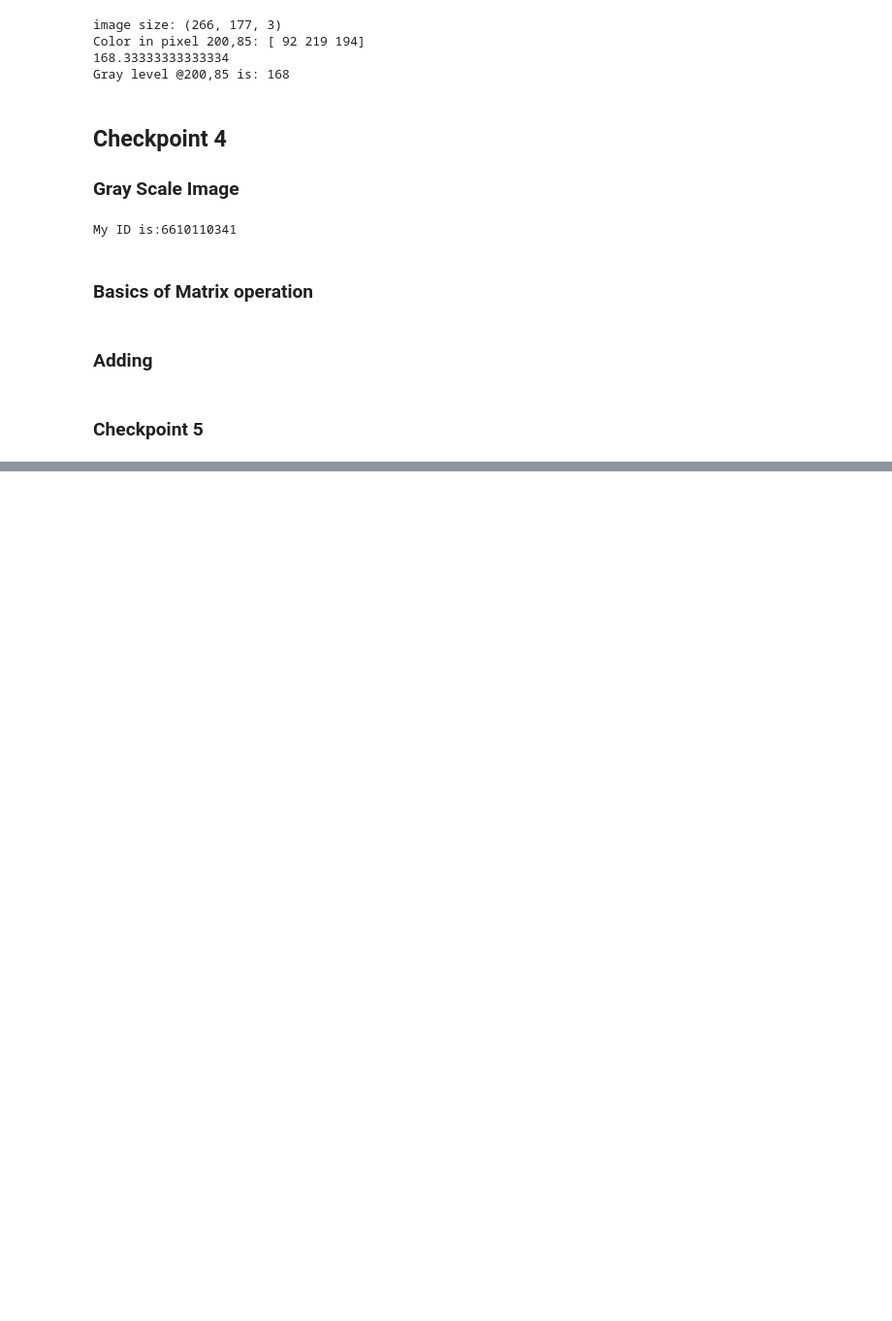
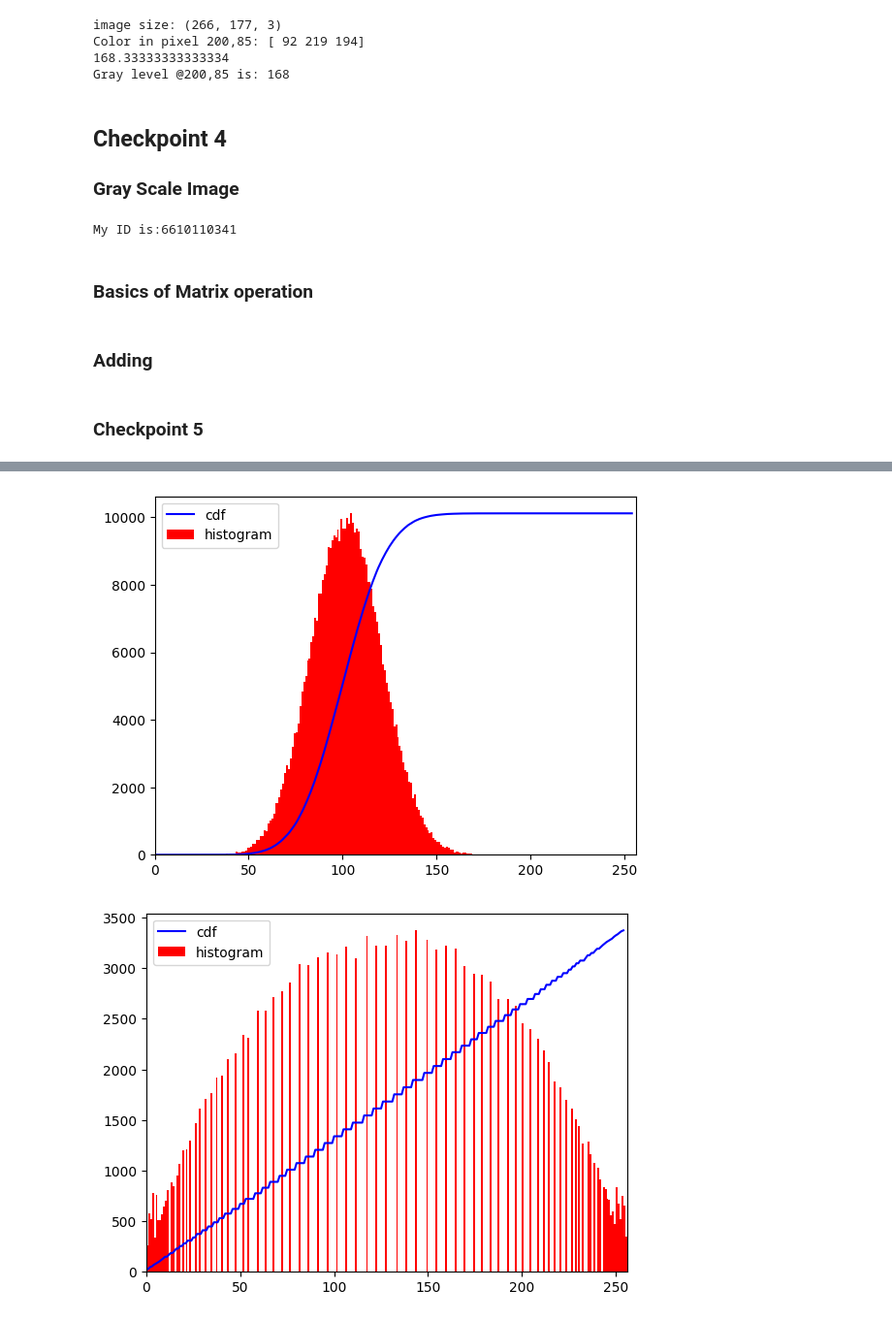
Before and after one commit to Suthinxn/machine-vision, a Jupyter notebook: week01/lab01.ipynb, the cells around one changed output, grey strips where cells are left out. Shown at 97% size. Cells and saved outputs as stored; diff of their text form; code cells hidden in the pictures; blank space fills up the shorter version.

```diff
--- a/week01/lab01.ipynb
+++ b/week01/lab01.ipynb
@@ -199,0 +394,40 @@ cv2.destroyAllWindows()
+# %%
+import cv2
+import numpy
+from matplotlib import pyplot as plt
+
+image = cv.imread('imageThresholding.jpg')
+gray_image = cv2.cvtColor(image, cv2.COLOR_BGR2GRAY)
+image_size = image.shape
+width = image_size[0]
+high = image_size[1]
+
+hist,bins = numpy.histogram(image.flatten(),255,[0,256])
+cdf = hist.cumsum()
+cdf_normalized = cdf * float(hist.max()) / cdf.max()
+plt.plot(cdf_normalized, color = 'b')
+plt.hist(image.flatten(),256,[0,256], color = 'r')
+plt.xlim([0,256])
+plt.legend(('cdf','histogram'), loc = 'upper left')
+plt.show()
+
+equ = cv2.equalizeHist(gray_image)
+
+hist,bins = numpy.histogram(equ.flatten(),255,[0,256])
+cdf = hist.cumsum()
+cdf_normalized = cdf * float(hist.max()) / cdf.max()
+plt.plot(cdf_normalized, color = 'b')
+plt.hist(equ.flatten(),256,[0,256], color = 'r')
+plt.xlim([0,256])
+plt.legend(('cdf','histogram'), loc = 'upper left')
+plt.show()
+
+
+
+cv2.imshow("original", equ)
+cv2.imshow("binary", image_binary)
+cv2.waitKey(0)
+cv2.destroyAllWindows()
+# %% [output]
+[figure, added]
+[figure, added]
```
Also changed, not shown: parts of 19 cells of this notebook.
